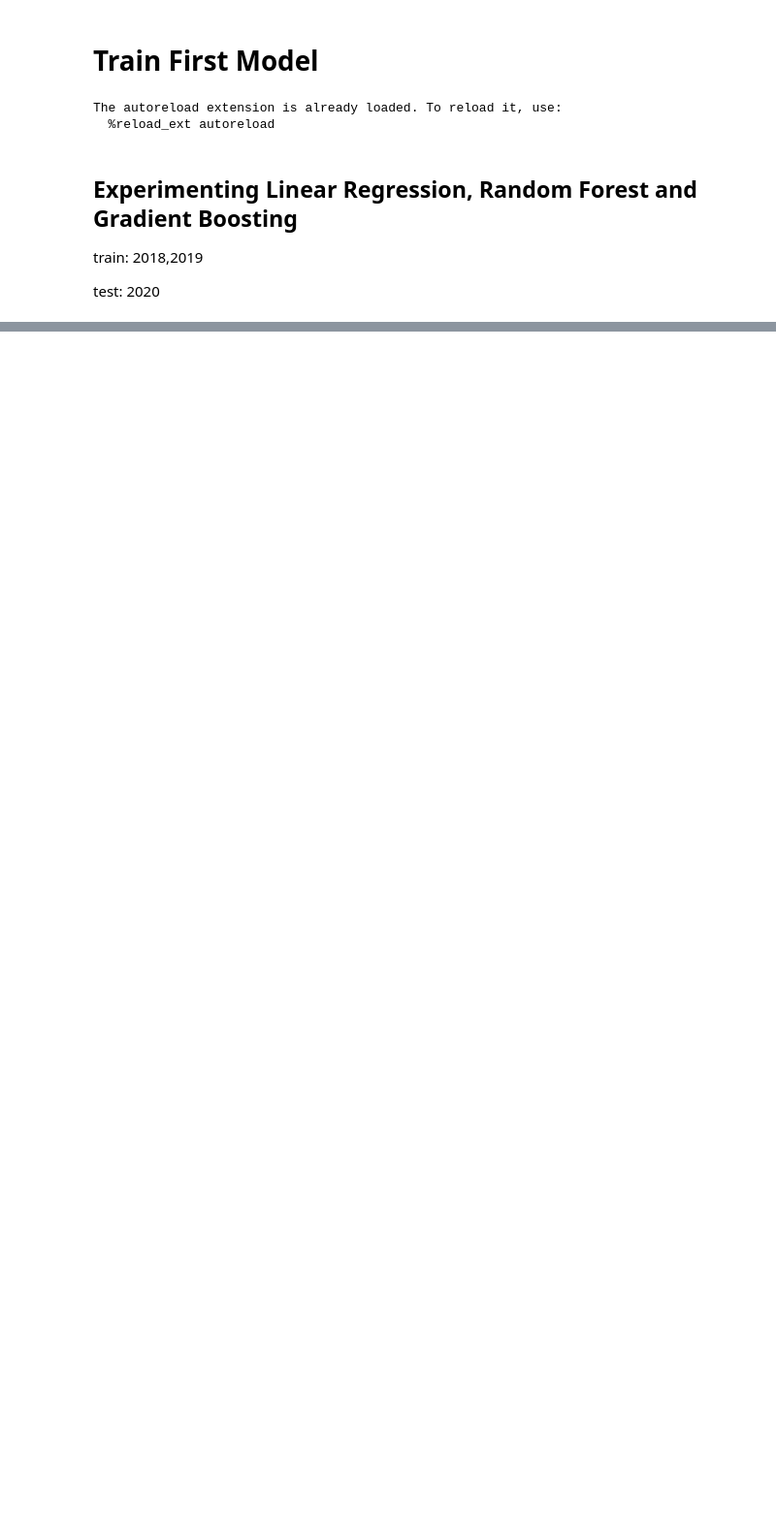
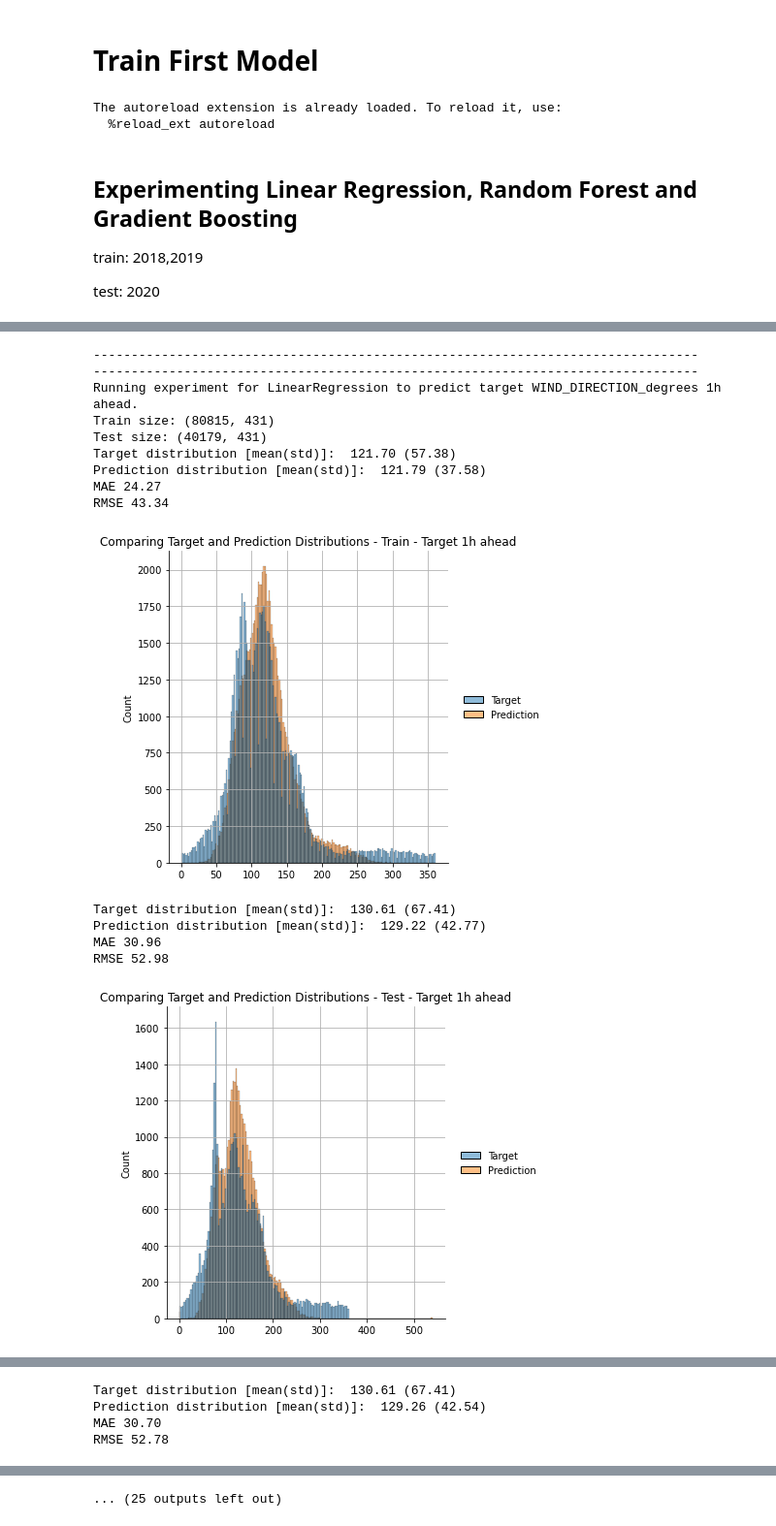
Before and after one commit to lucasthim/spatio-temporal-wind-velocity-prediction, a Jupyter notebook: python/notebooks/06_train_hour_model_with_5_stations.ipynb, the cells around one changed output, grey strips where cells are left out. Shown at 97% size. Drawn from its saved outputs; the diff is of its cells as text; code cells hidden in the pictures; blank space fills up the shorter version.

```diff
--- a/python/notebooks/06_train_hour_model_with_5_stations.ipynb
+++ b/python/notebooks/06_train_hour_model_with_5_stations.ipynb
@@ -165,0 +166,31 @@ df_experiment_tracking
+# %%
+targets_to_drop = ['WIND_SPEED_ms_target_3h','WIND_SPEED_ms_target_6h','WIND_SPEED_ms_target_1h',
+                    'WIND_DIRECTION_degrees_target_1h', 'WIND_DIRECTION_degrees_target_3h',
+                    'WIND_DIRECTION_degrees_target_6h', 'WIND_MAX_GUNS_ms_target_1h',
+                    'WIND_MAX_GUNS_ms_target_3h', 'WIND_MAX_GUNS_ms_target_6h']
+df_experiment_tracking_wind_direction = run_experiments(df,
+                models=[LinearRegression(n_jobs=-1),
+                Ridge(),
+                LGBMRegressor()],
+                use_validation=False,
+                target_time_windows=['1h','3h','6h'],
+                target_name='WIND_DIRECTION_degrees')
+
+                # RandomForestRegressor(n_estimators=200,max_depth=10,min_samples_split=5,criterion='absolute_error'),
+                # GradientBoostingRegressor(loss='absolute_error',n_estimators=200)],
+# %% [output]
+--------------------------------------------------------------------------------
+--------------------------------------------------------------------------------
+Running experiment for LinearRegression to predict target WIND_DIRECTION_degrees 1h ahead.
+Train size: (80815, 431)
+Test size: (40179, 431)
+Target distribution [mean(std)]:  121.70 (57.38)
+Prediction distribution [mean(std)]:  121.79 (37.58)
+MAE 24.27
+RMSE 43.34
+[figure, added]
+Target distribution [mean(std)]:  130.61 (67.41)
+Prediction distribution [mean(std)]:  129.22 (42.77)
+MAE 30.96
+RMSE 52.98
+[figure, added]
@@ -165,0 +211,4 @@ df_experiment_tracking
+Target distribution [mean(std)]:  130.61 (67.41)
+Prediction distribution [mean(std)]:  129.26 (42.54)
+MAE 30.70
+RMSE 52.78
@@ -165,0 +235 @@ df_experiment_tracking
+... (25 outputs left out)
```
Also changed, not shown: parts of 5 cells of this notebook, 1 other file.
